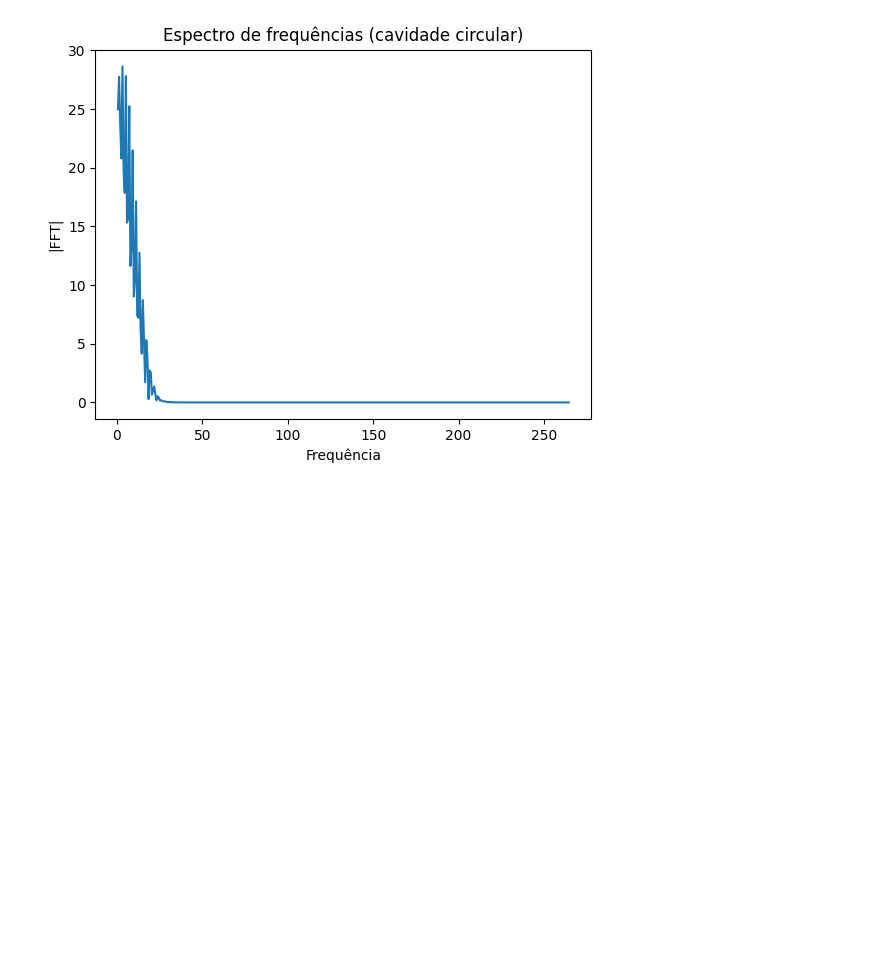
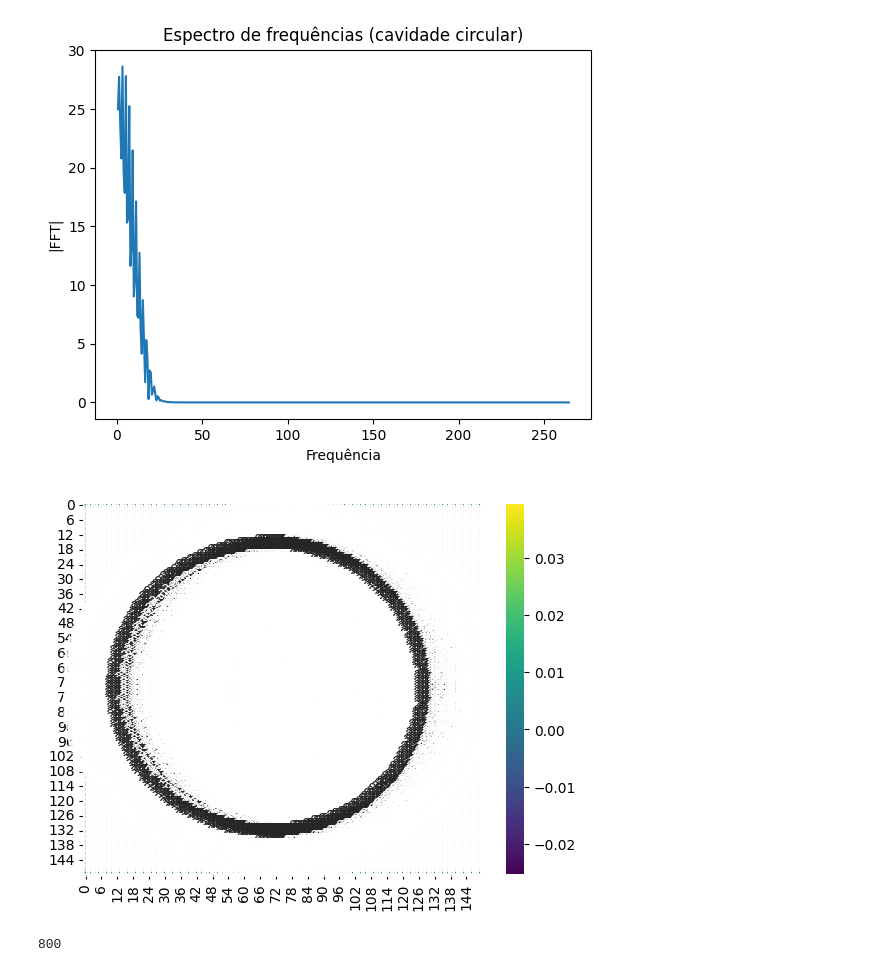
Before and after one commit to RaphaelLeivas/eletrocomp-2026-1, a Jupyter notebook: notebooks/lista3/lista3_q3_ia.ipynb, the cells around one changed output. Drawn from its saved outputs; the diff is of its cells as text; code cells hidden in the pictures; blank space fills up the shorter version.

```diff
--- a/notebooks/lista3/lista3_q3_ia.ipynb
+++ b/notebooks/lista3/lista3_q3_ia.ipynb
@@ -36,6 +36,8 @@ probe = []
 
 px, py = cx, cy  # centro
 
+ez_time = []
+
 # --- simulação ---
 for n in range(Nt):
 
@@ -64,6 +66,8 @@ for n in range(Nt):
     # --- salvar sinal ---
     probe.append(Ez[px, py])
 
+    ez_time.append(Ez.copy())
+
 # --- FFT ---
 probe = np.array(probe)
 
@@ -81,3 +85,15 @@ plt.ylabel("|FFT|")
 plt.show()
 # %% [output]
 [figure]
+# %%
+import seaborn as sns
+
+# Plot the heatmap
+sns.heatmap(ez_time[250], annot=True, cmap='viridis')
+plt.show()
+# %% [output]
+[figure, added]
+# %%
+print(Nt)
+# %% [output]
+800
```
Also changed, not shown: 3 other files.
